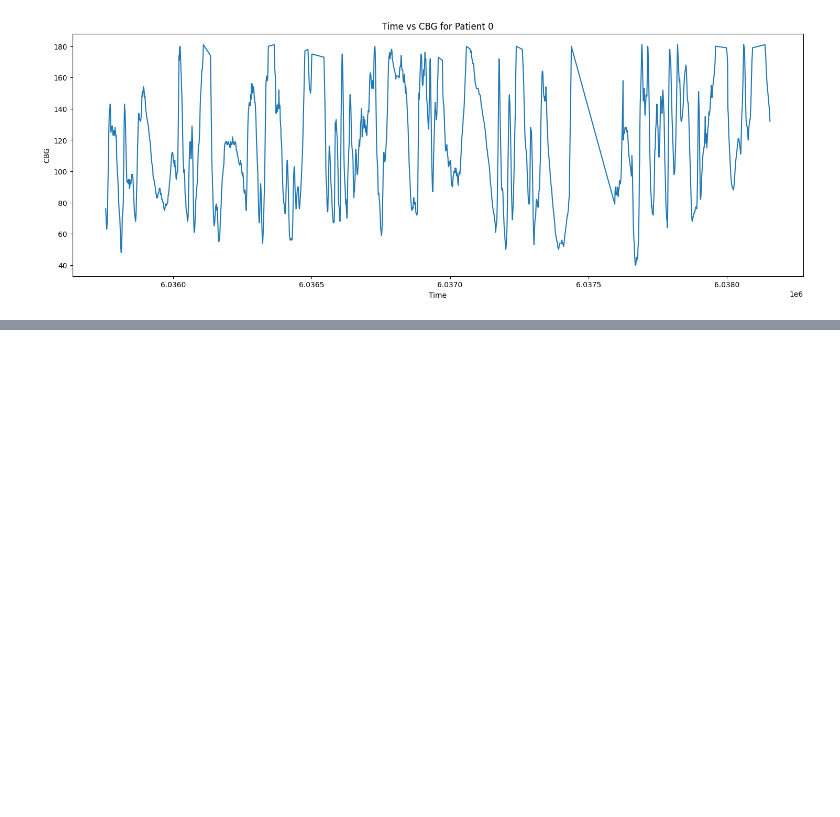
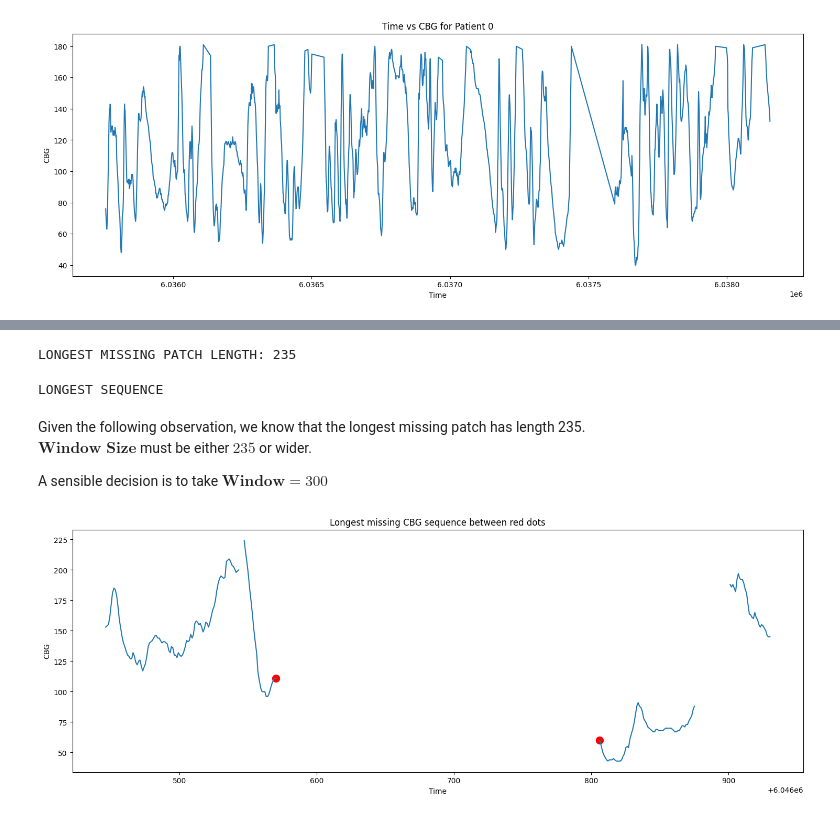
Before and after one commit to tudi72/2024_DIABETES_PROJECT, a Jupyter notebook: main.ipynb, the cells around one changed output, grey strips where cells are left out. Cells and saved outputs as stored; diff of their text form; code cells hidden in the pictures; blank space fills up the shorter version.

```diff
--- a/main.ipynb
+++ b/main.ipynb
@@ -124,0 +168,58 @@ The 80th perc
+# %%
+def longest_consecutive_sequence(nums: list[int]) -> int:
+    numset = set(nums)
+    maxLen = 0
+    lenStart = 0
+    maxStart = 0
+
+    for x in nums:
+        if x-1 not in numset:
+            curLen = 1
+            lenStart = x
+        else:
+            curLen+=1
+            x +=1
+        if maxLen < curLen:
+            maxLen = curLen
+            maxStart = lenStart
+
+    return maxLen, maxStart
+# %%
+# LONGEST SEQUENCE OF CONSECUTIVE NUMBERS IN AN ARRAY OR LIST
+missing_cbg = np.argwhere(train_patient0["missing_cbg"] > 0).flatten()
+
+maxSequence, beginMaxSequence = longest_consecutive_sequence(missing_cbg)
+
+print("LONGEST MISSING PATCH LENGTH:", maxSequence)
+# %% [output]
+LONGEST MISSING PATCH LENGTH: 235
+# %%
+# SANITY CHECK
+miss_data = train_patient0["missing_cbg"][beginMaxSequence:beginMaxSequence+maxSequence]
+
+if np.all(miss_data > 0):
+    print("LONGEST SEQUENCE")
+else:
+    print("Sanity check failed")
+# %% [output]
+LONGEST SEQUENCE
+# %% [markdown]
+Given the following observation, we know that the longest missing patch has length 235.
+$\textbf{Window Size}$ must be either $235$ or wider.
+
+A sensible decision is to take $\textbf{Window} = 300$
+# %%
+y_data = train_patient0["5minute_intervals_timestamp"][beginMaxSequence-125:beginMaxSequence+maxSequence+125]
+x_data = train_patient0["cbg"][beginMaxSequence-125:beginMaxSequence+maxSequence+125]
+# %%
+plt.figure(figsize=(18,6))
+plt.plot(y_data,x_data,label="Patient 0")
+plt.scatter(train_patient0["5minute_intervals_timestamp"][beginMaxSequence-1],train_patient0["cbg"][beginMaxSequence-1],color='red', s=100, label='Red Dot')
+plt.scatter(train_patient0["5minute_intervals_timestamp"][beginMaxSequence+maxSequence],train_patient0["cbg"][beginMaxSequence+maxSequence],color='red', s=100, label='Red Dot')
+
+plt.title(f'Longest missing CBG sequence between red dots')
+plt.xlabel("Time")
+plt.ylabel("CBG")
+plt.show()
+# %% [output]
+[figure, added]
```
Also changed, not shown: parts of 34 cells of this notebook, 1 other file.
